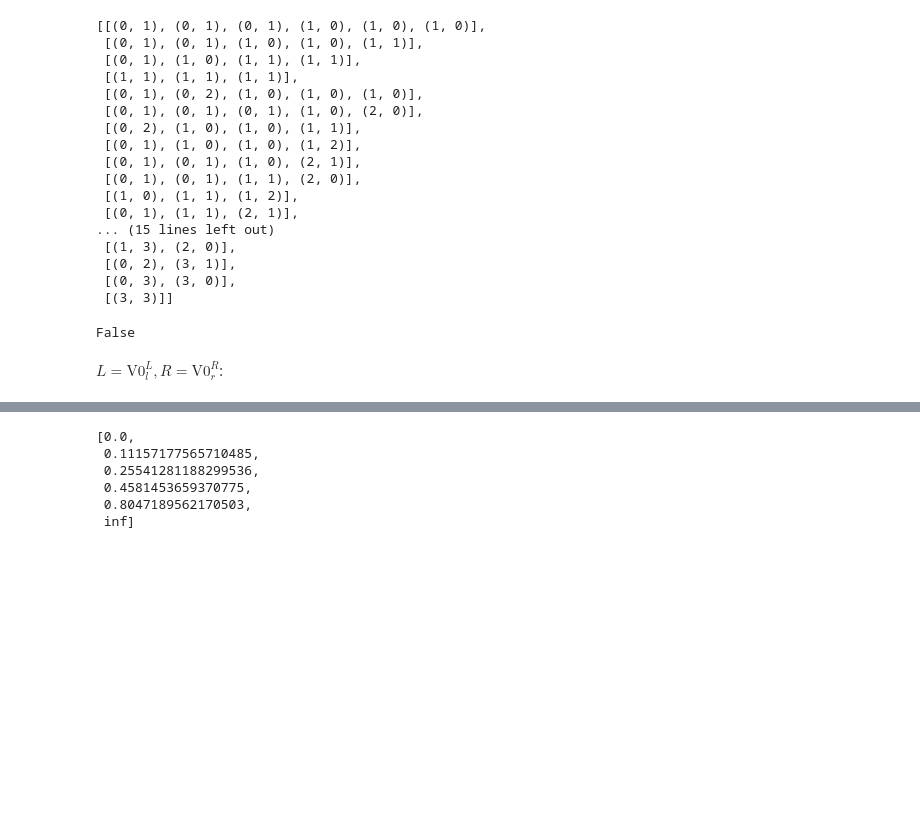
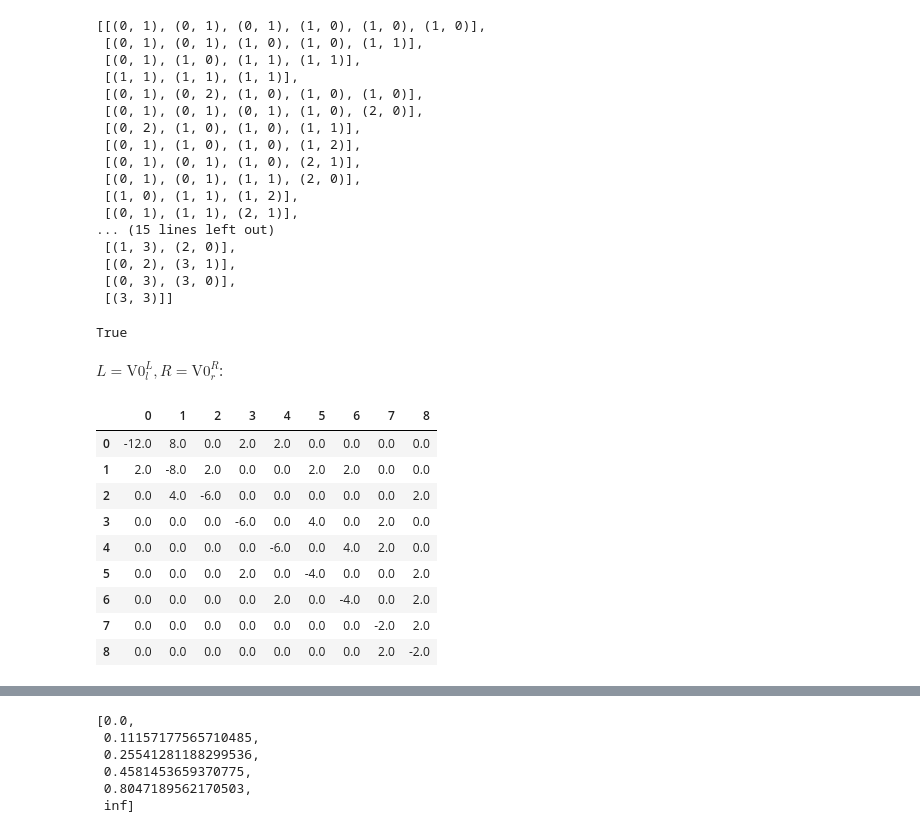
Before and after one commit to rivasiker/phasetype, a Jupyter notebook: scripts/04_ILS/ILS_3.ipynb, the cells around one changed output, grey strips where cells are left out. Cells and saved outputs as stored; diff of their text form; code cells hidden in the pictures; blank space fills up the shorter version.

```diff
--- a/scripts/04_ILS/ILS_3.ipynb
+++ b/scripts/04_ILS/ILS_3.ipynb
@@ -980,9 +980,9 @@ omega_21 = [i for i in range(31) if (3 in flatten[i][::2]) and (2 in flatten[i][
 omega_22 = [i for i in range(31) if (3 in flatten[i][::2]) and (3 in flatten[i][1::2])]
 omega_20 = [i for i in range(31) if (3 in flatten[i][::2]) and (all(x not in [2, 3] for x in flatten[i][1::2]))]
 omega_02 = [i for i in range(31) if (all(x not in [2, 3] for x in flatten[i][::2])) and (3 in flatten[i][1::2])]
-sorted(omega_00+omega_10+omega_01+omega_11+omega_12+omega_21+omega_22+omega_20+omega_02)==omega_tot
+sorted(omega_00+omega_10+omega_01+omega_11+omega_12+omega_21+omega_22+omega_20+omega_02)==omega_tot_ABC
 # %% [output]
-False
+True
 # %% [markdown]
 $L=\text{V0}_l^L, R=\text{V0}_r^R$:
 # %%
@@ -992,3 +992,16 @@ rho_ABC = 2
 # %%
 trans_mat_ABC = trans_mat_num(trans_mat_simple_3_edited, coal_ABC, rho_ABC)
 trans_mat_ABC_reduced = trans_mat_num(trans_mat_simple_2_edited, coal_ABC, rho_ABC)
+# %%
+pd.DataFrame(trans_mat_ABC_reduced)
+# %% [output]
+|  | 0 | 1 | 2 | 3 | 4 | 5 | 6 | 7 | 8 |
+| 0 | -12.0 | 8.0 | 0.0 | 2.0 | 2.0 | 0.0 | 0.0 | 0.0 | 0.0 |
+| 1 | 2.0 | -8.0 | 2.0 | 0.0 | 0.0 | 2.0 | 2.0 | 0.0 | 0.0 |
+| 2 | 0.0 | 4.0 | -6.0 | 0.0 | 0.0 | 0.0 | 0.0 | 0.0 | 2.0 |
+| 3 | 0.0 | 0.0 | 0.0 | -6.0 | 0.0 | 4.0 | 0.0 | 2.0 | 0.0 |
+| 4 | 0.0 | 0.0 | 0.0 | 0.0 | -6.0 | 0.0 | 4.0 | 2.0 | 0.0 |
+| 5 | 0.0 | 0.0 | 0.0 | 2.0 | 0.0 | -4.0 | 0.0 | 0.0 | 2.0 |
+| 6 | 0.0 | 0.0 | 0.0 | 0.0 | 2.0 | 0.0 | -4.0 | 0.0 | 2.0 |
+| 7 | 0.0 | 0.0 | 0.0 | 0.0 | 0.0 | 0.0 | 0.0 | -2.0 | 2.0 |
+| 8 | 0.0 | 0.0 | 0.0 | 0.0 | 0.0 | 0.0 | 0.0 | 2.0 | -2.0 |
```
Also changed, not shown: parts of 22 cells of this notebook.
